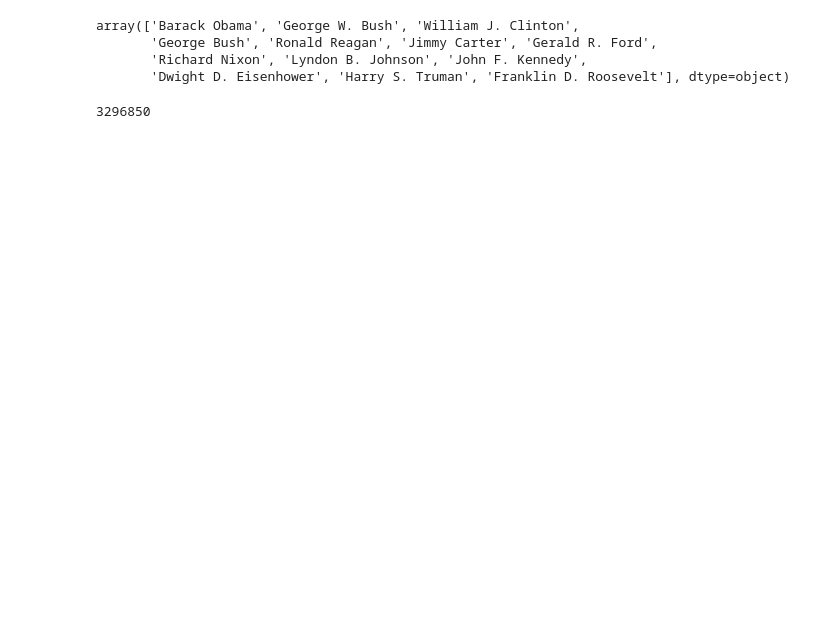
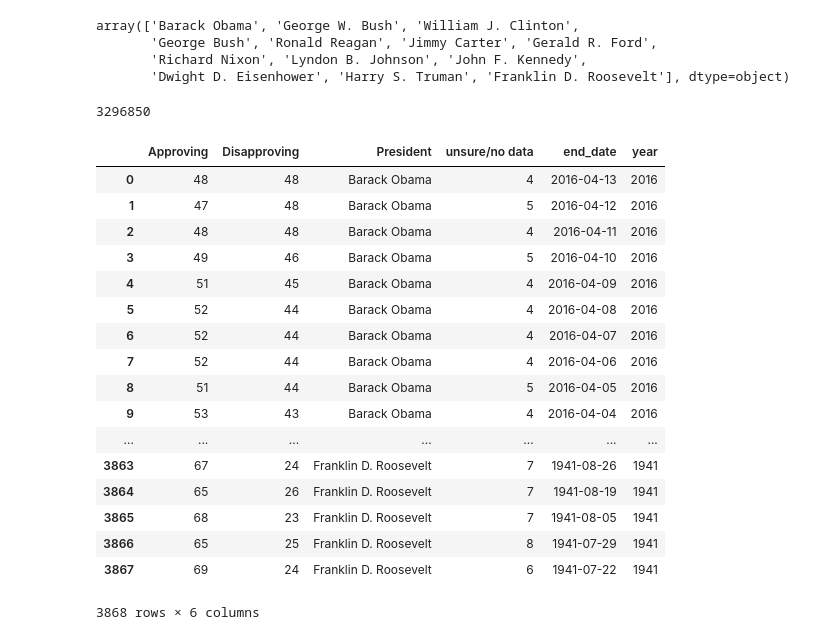
Before and after one commit to jcbain/celeb_baby_names, a Jupyter notebook: presidentialAnalysis.ipynb, the cells around one changed output. Saved outputs shown, nothing was run; the diff lists cells and outputs as text; code cells hidden in the pictures; blank space fills up the shorter version.

```diff
--- a/presidentialAnalysis.ipynb
+++ b/presidentialAnalysis.ipynb
@@ -72,3 +75,29 @@ def nameCounter():
     return final
 # %%
 nameCounts = nameCounter()
+# %%
+presAppr = pd.read_csv('data/presApproval.csv')
+presAppr = presAppr.drop(['Unnamed: 0','index','Start Date  '], 1)
+presAppr['end_date']=pd.to_datetime(presAppr['End Date '])
+presAppr = presAppr.drop(['End Date '],1)
+presAppr['year'] = presAppr['end_date'].dt.year
+presAppr
+# %% [output]
+|  | Approving | Disapproving | President | unsure/no data | end_date | year |
+| 0 | 48 | 48 | Barack Obama | 4 | 2016-04-13 | 2016 |
+| 1 | 47 | 48 | Barack Obama | 5 | 2016-04-12 | 2016 |
+| 2 | 48 | 48 | Barack Obama | 4 | 2016-04-11 | 2016 |
+| 3 | 49 | 46 | Barack Obama | 5 | 2016-04-10 | 2016 |
+| 4 | 51 | 45 | Barack Obama | 4 | 2016-04-09 | 2016 |
+| 5 | 52 | 44 | Barack Obama | 4 | 2016-04-08 | 2016 |
+| 6 | 52 | 44 | Barack Obama | 4 | 2016-04-07 | 2016 |
+| 7 | 52 | 44 | Barack Obama | 4 | 2016-04-06 | 2016 |
+| 8 | 51 | 44 | Barack Obama | 5 | 2016-04-05 | 2016 |
+| 9 | 53 | 43 | Barack Obama | 4 | 2016-04-04 | 2016 |
+| ... | ... | ... | ... | ... | ... | ... |
+| 3863 | 67 | 24 | Franklin D. Roosevelt | 7 | 1941-08-26 | 1941 |
+| 3864 | 65 | 26 | Franklin D. Roosevelt | 7 | 1941-08-19 | 1941 |
+| 3865 | 68 | 23 | Franklin D. Roosevelt | 7 | 1941-08-05 | 1941 |
+| 3866 | 65 | 25 | Franklin D. Roosevelt | 8 | 1941-07-29 | 1941 |
+| 3867 | 69 | 24 | Franklin D. Roosevelt | 6 | 1941-07-22 | 1941 |
+3868 rows × 6 columns
```
Also changed, not shown: parts of 5 cells of this notebook.
